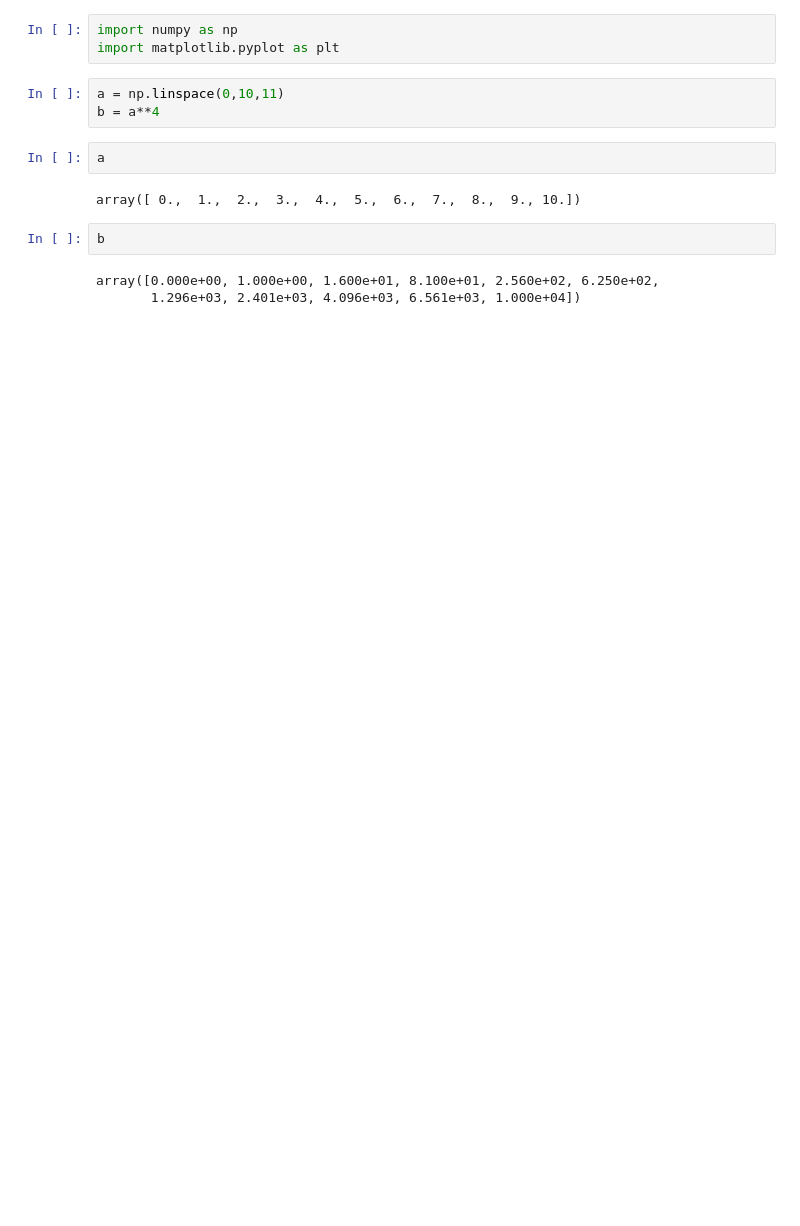
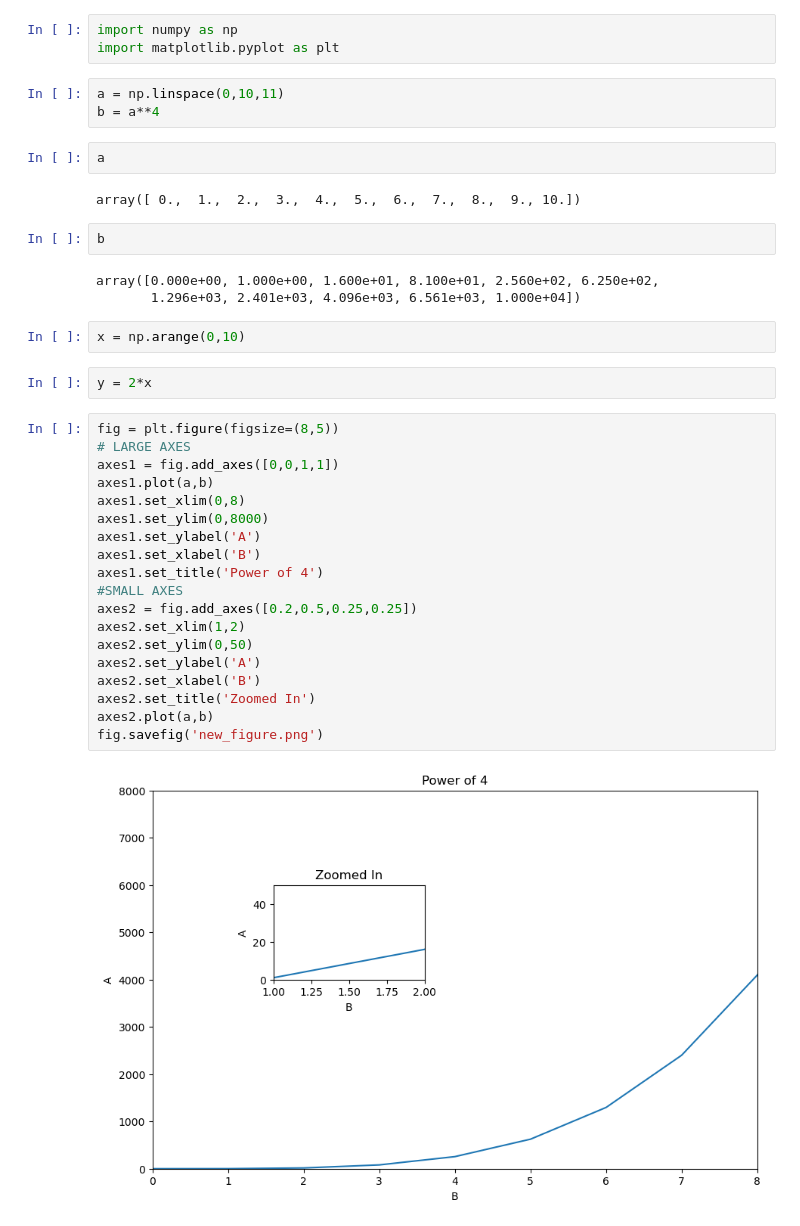
Before and after one commit to python-lib/DataScience, a Jupyter notebook: matplotlib/matplotlib_figures.ipynb, the cells around one changed output. Drawn from its saved outputs; the diff is of its cells as text; blank space fills up the shorter version.

Commit message:
Added pmatplotlib figures

```diff
--- a/matplotlib/matplotlib_figures.ipynb
+++ b/matplotlib/matplotlib_figures.ipynb
@@ -13,3 +13,28 @@ b
 # %% [output]
 array([0.000e+00, 1.000e+00, 1.600e+01, 8.100e+01, 2.560e+02, 6.250e+02,
        1.296e+03, 2.401e+03, 4.096e+03, 6.561e+03, 1.000e+04])
+# %%
+x = np.arange(0,10)
+# %%
+y = 2*x
+# %%
+fig = plt.figure(figsize=(8,5))
+# LARGE AXES
+axes1 = fig.add_axes([0,0,1,1])
+axes1.plot(a,b)
+axes1.set_xlim(0,8)
+axes1.set_ylim(0,8000)
+axes1.set_ylabel('A')
+axes1.set_xlabel('B')
+axes1.set_title('Power of 4')
+#SMALL AXES
+axes2 = fig.add_axes([0.2,0.5,0.25,0.25])
+axes2.set_xlim(1,2)
+axes2.set_ylim(0,50)
+axes2.set_ylabel('A')
+axes2.set_xlabel('B')
+axes2.set_title('Zoomed In')
+axes2.plot(a,b)
+fig.savefig('new_figure.png')
+# %% [output]
+[figure, added]
```
Also changed, not shown: 1 other file.
